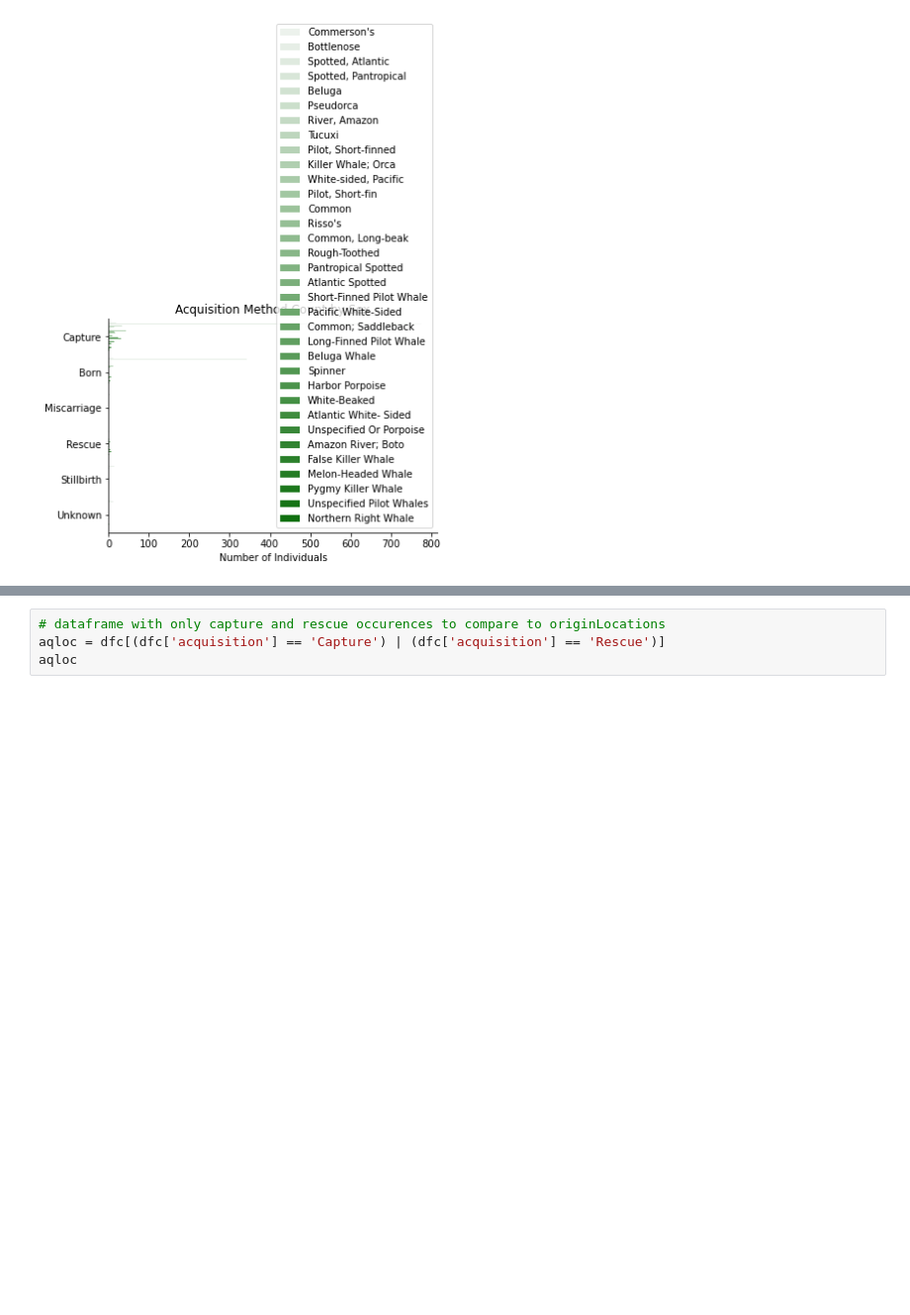
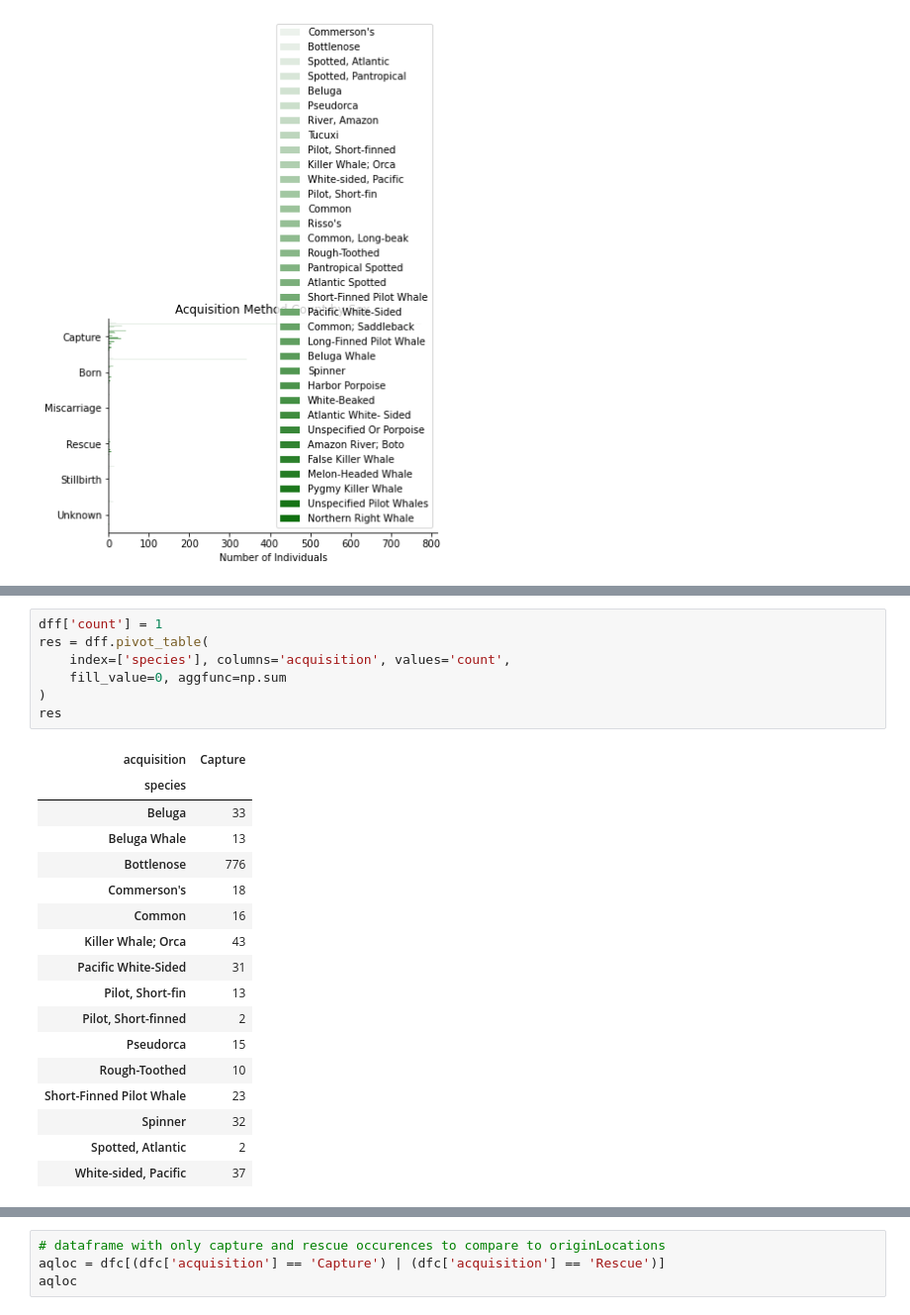
Before and after one commit to data301-2021-summer2/project-group17-project, a Jupyter notebook: analysis/Analysisnotebook.ipynb, the cells around one changed output, grey strips where cells are left out. Shown at 99% size. Cells and saved outputs as stored; diff of their text form; blank space fills up the shorter version.

```diff
--- a/analysis/EDA.ipynb
+++ b/analysis/Analysisnotebook.ipynb
@@ -390,2 +491,27 @@ sns.despine()
+# %%
+dff['count'] = 1
+res = dff.pivot_table(
+    index=['species'], columns='acquisition', values='count',
+    fill_value=0, aggfunc=np.sum
+)
+res
+# %% [output]
+| acquisition | Capture |
+| species |  |
+| Beluga | 33 |
+| Beluga Whale | 13 |
+| Bottlenose | 776 |
+| Commerson's | 18 |
+| Common | 16 |
+| Killer Whale; Orca | 43 |
+| Pacific White-Sided | 31 |
+| Pilot, Short-fin | 13 |
+| Pilot, Short-finned | 2 |
+| Pseudorca | 15 |
+| Rough-Toothed | 10 |
+| Short-Finned Pilot Whale | 23 |
+| Spinner | 32 |
+| Spotted, Atlantic | 2 |
+| White-sided, Pacific | 37 |
 # %%
 # the average number of days spent in captivity
```
Also changed, not shown: parts of 9 cells of this notebook.
